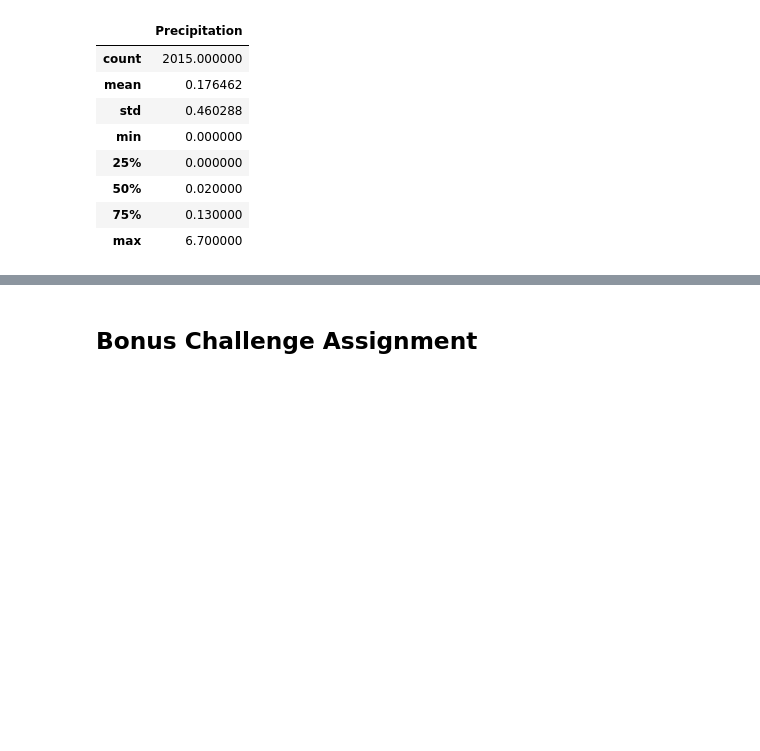
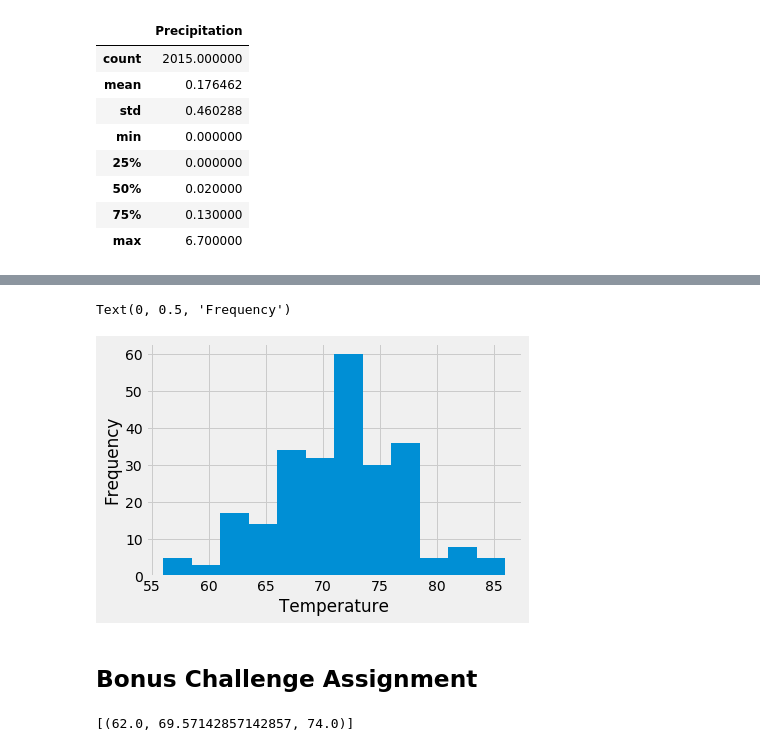
Before and after one commit to drewpgilmore/sqlalchemy_challenge, a Jupyter notebook: climate_starter.ipynb, the cells around one changed output, grey strips where cells are left out. Drawn from its saved outputs; the diff is of its cells as text; code cells hidden in the pictures; blank space fills up the shorter version.

```diff
--- a/climate_starter.ipynb
+++ b/climate_starter.ipynb
@@ -121,3 +145,27 @@ station_data
+# %%
+# Choose the station with the highest number of temperature observations.
+most_temps = engine.execute(
+    'select station, count(*) from measurement group by station limit 1'
+).fetchall()[0][0]
+
+# Query the last 12 months of temperature observation data for this station and plot the results as a histogram
+most_recent = session.query(Measurement.station, func.max(Measurement.date)).filter(Measurement.station == most_temps).all()[0][1]
+most_recent = dt.datetime.strptime(most_recent, '%Y-%m-%d')
+start_date = most_recent - dt.timedelta(days=365)
+
+
+temps_query = session.query(Measurement.tobs).\
+    filter(Measurement.date > start_date).\
+    filter(Measurement.station == most_temps).all()
+
+x = [temp[0] for temp in temps_query]
+
+plt.hist(x, bins=12)
+plt.xlabel('Temperature')
+plt.ylabel('Frequency')
+# %% [output]
+Text(0, 0.5, 'Frequency')
+[figure, added]
 # %% [markdown]
 ## Bonus Challenge Assignment
 # %%
@@ -139,6 +187,8 @@ def calc_temps(start_date, end_date):
 
 # function usage example
 print(calc_temps('2012-02-28', '2012-03-05'))
+# %% [output]
+[(62.0, 69.57142857142857, 74.0)]
 # %%
 # Use your previous function `calc_temps` to calculate the tmin, tavg, and tmax
 # for your trip using the previous year's data for those same dates.
```
Also changed, not shown: parts of 5 cells of this notebook.
